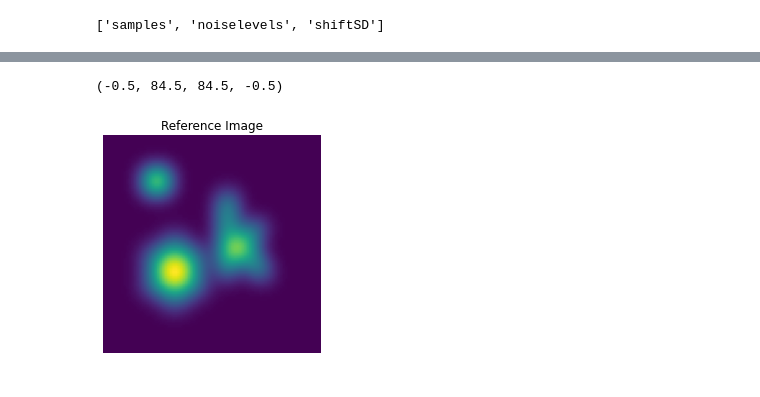
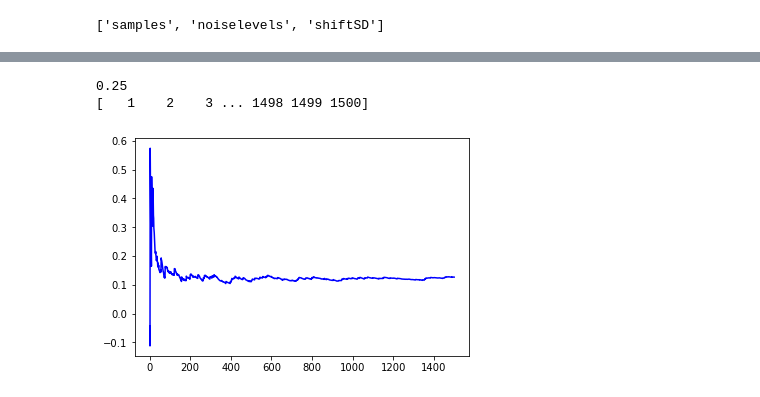
Before and after one commit to NicoBaldovino22/biophysics, a Jupyter notebook: Chapter 8 -- Cryo-EM/Chapter 8 - Problem Set.ipynb, the cells around one changed output, grey strips where cells are left out. Saved outputs shown, nothing was run; the diff lists cells and outputs as text; code cells hidden in the pictures.

```diff
--- a/Chapter 8 -- Cryo-EM/Chapter 8 - Problem Set.ipynb
+++ b/Chapter 8 -- Cryo-EM/Chapter 8 - Problem Set.ipynb
@@ -31,9 +64,28 @@ shift = file['shiftSD']
 # %%
 # Splicing the 'samples' variable array into their i,j,k sub-variables when,
 #   {samples[i,j,k] where i=which image, j = position in image, k = which noiselevel}
-image = samples[:,:,0]
-im_pos = samples[:,:,1]
-im_noise = samples[:,:,2]
-#print('Which Image = ',image, '\n\n')
-#print('Position in Image',im_pos, '\n\n')
-#print('Which Noise Level',im_noise)
+i = samples[:,0] # Which Image
+j = samples[:,1] # Position in Image
+k = samples[:,2] # Which Noise Level
+print('Which Image = \n',i, '\n\n')
+print('Position in Image = \n',j, '\n\n')
+print('Which Noise Level = \n',k, '\n\n')
+
+# Pulling out the data set for each noise level
+# Which Image
+lsample_i = i[:,0] # large noise sample size = 2
+msample_i = i[:,1] # Medium noise sample size = 1
+ssample_i = i[:,2] # Small noise sample size = 0.25
+print('Which Image: \n',ssample_i,'\n\n',msample_i,'\n\n', lsample_i,'\n\n')
+
+# Position of Image
+lsample_j = j[:,0]
+msample_j = j[:,1]
+ssample_j = j[:,2]
+print('Position in Image: \n',ssample_j,'\n\n',msample_j,'\n\n', lsample_j,'\n\n')
+
+# Which Noise Level
+lsample_k = k[:,0]
+msample_k = k[:,1]
+ssample_k = k[:,2]
+print('Which Noise Level: \n',ssample_k,'\n\n',msample_k,'\n\n', lsample_k,'\n\n')
@@ -40,15 +110,18 @@ im_noise = samples[:,:,2]
-# %%
-# Bringing the Reference Image data into the program using plt.imread and reshaping data to plot using plt.imshow
-ref_im = plt.imread('test2Dblur.tif')
-ref_im.shape
-ref_im.dtype
-ref_im[:10,:10]
-
-# Plotting the reference image being used
-plt.figure('Reference Image')
-plt.title('Reference Image')
-plt.imshow(ref_im)
-plt.axis('off')
-# %% [output]
-(-0.5, 84.5, 84.5, -0.5)
-[figure, removed]
+# %%
+# For the lowest noise level, find the naive average of each pixel over samples and call it "Template"
+min_noise = np.min(noise)
+print(min_noise)
+
+N = np.size(ssample_i)
+n = np.arange(1,N+1)
+n_ave = ssample_i.cumsum()/n
+print(n)
+
+
+plt.figure()
+plt.plot(n,n_ave, 'b-');
+#plt.plot(np.cumsum(np.ones(np.size(i[:,2]))), i[:,2], 'b.');
+# %% [output]
+0.25
+[   1    2    3 ... 1498 1499 1500]
+[figure, added]
```
Also changed, not shown: parts of 3 cells of this notebook.
